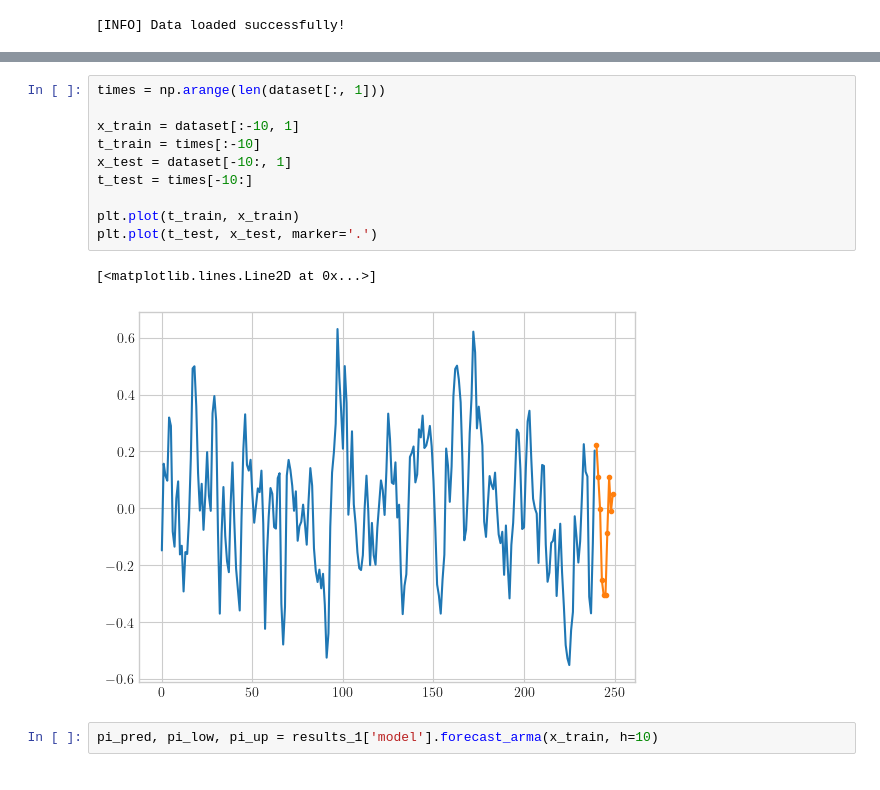
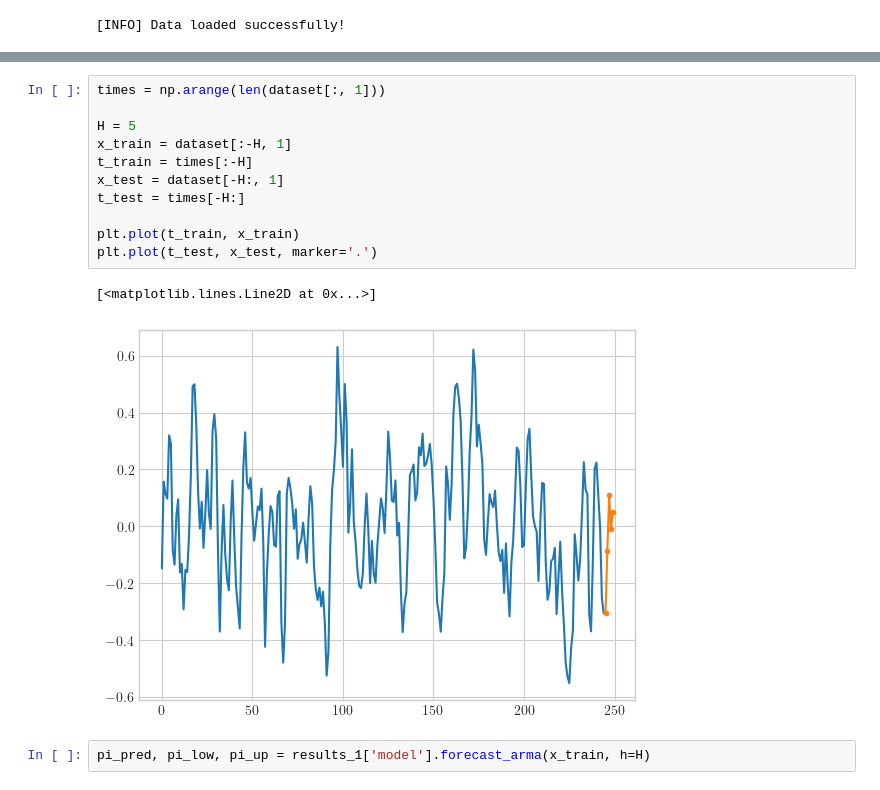
Before and after one commit to ensta630team/HW1---Python, a Jupyter notebook: presentation/notebooks/pregunta_4.ipynb, the cells around one changed output, grey strips where cells are left out. Cells and saved outputs as stored; diff of their text form.

```diff
--- a/presentation/notebooks/pregunta_4.ipynb
+++ b/presentation/notebooks/pregunta_4.ipynb
@@ -83,16 +101,17 @@ uplot.save_figure(fig, './presentation/figures/p4/pq_{}_tpm.pdf'.format(criteria
 # %%
 times = np.arange(len(dataset[:, 1]))
 
-x_train = dataset[:-10, 1]
-t_train = times[:-10]
-x_test = dataset[-10:, 1]
-t_test = times[-10:]
+H = 5
+x_train = dataset[:-H, 1]
+t_train = times[:-H]
+x_test = dataset[-H:, 1]
+t_test = times[-H:]
 
 plt.plot(t_train, x_train)
 plt.plot(t_test, x_test, marker='.')
 # %% [output]
 [<matplotlib.lines.Line2D at 0x...>]
-[figure, old version]
+[figure, new version]
 # %%
-pi_pred, pi_low, pi_up = results_1['model'].forecast_arma(x_train, h=10)
+pi_pred, pi_low, pi_up = results_1['model'].forecast_arma(x_train, h=H)
 # %%
```
Also changed, not shown: parts of 4 cells of this notebook, 14 other files.
